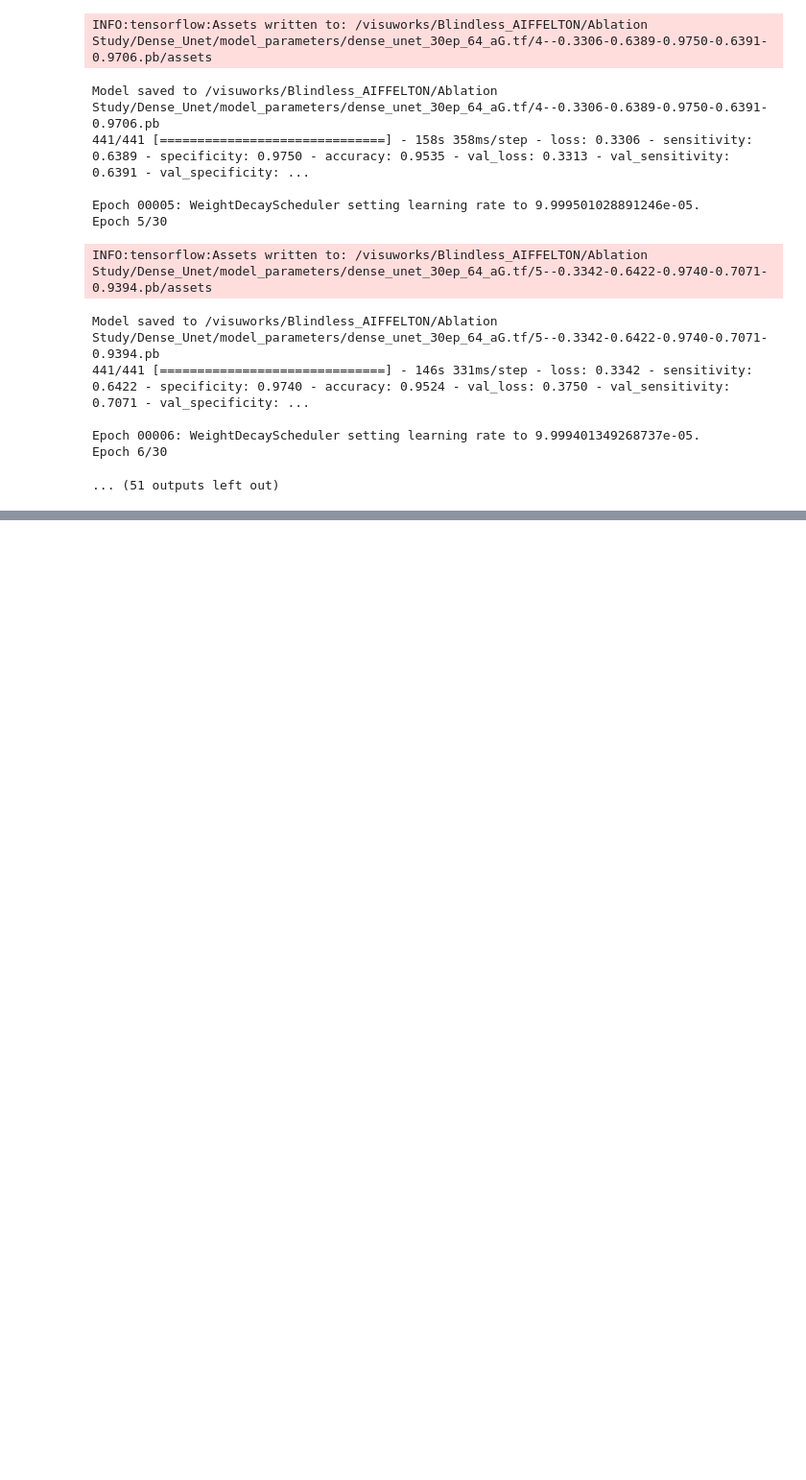
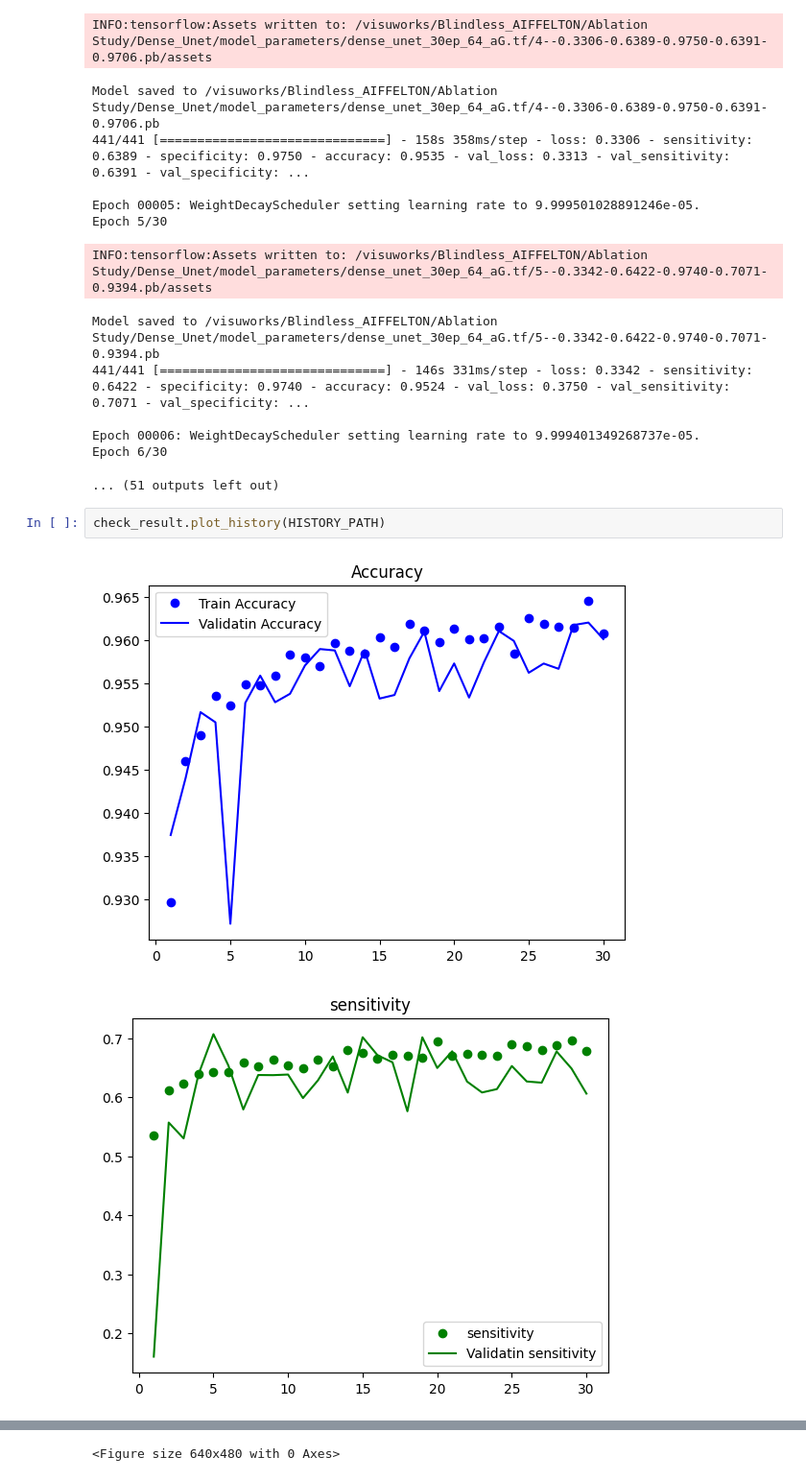
Before and after one commit to JEONG-HO-JAE/Blindless_AIFFELTON, a Jupyter notebook: Ablation Study/Dense_Unet/result/dense_unet_30ep_512_aG_main.ipynb, the cells around one changed output, grey strips where cells are left out. Shown: that part at 96% size. Drawn from its saved outputs; the diff is of its cells as text; blank space fills up the shorter version.

```diff
--- a/Ablation Study/Dense_Unet/result/dense_unet_30ep_512_aG_main.ipynb
+++ b/Ablation Study/Dense_Unet/result/dense_unet_30ep_512_aG_main.ipynb
@@ -116,3 +116,8 @@ Model saved to /visuworks/Blindless_AIFFELTON/Ablation Study/Dense_Unet/model_pa
 Epoch 00006: WeightDecayScheduler setting learning rate to 9.999401349268737e-05.
 Epoch 6/30
 ... (51 outputs left out)
+# %%
+check_result.plot_history(HISTORY_PATH)
+# %% [output]
+[figure, added]
+[figure, added]
@@ -118,0 +125 @@ Epoch 6/30
+<Figure size 640x480 with 0 Axes>
```
Also changed, not shown: parts of 2 cells of this notebook, 5 other files.
